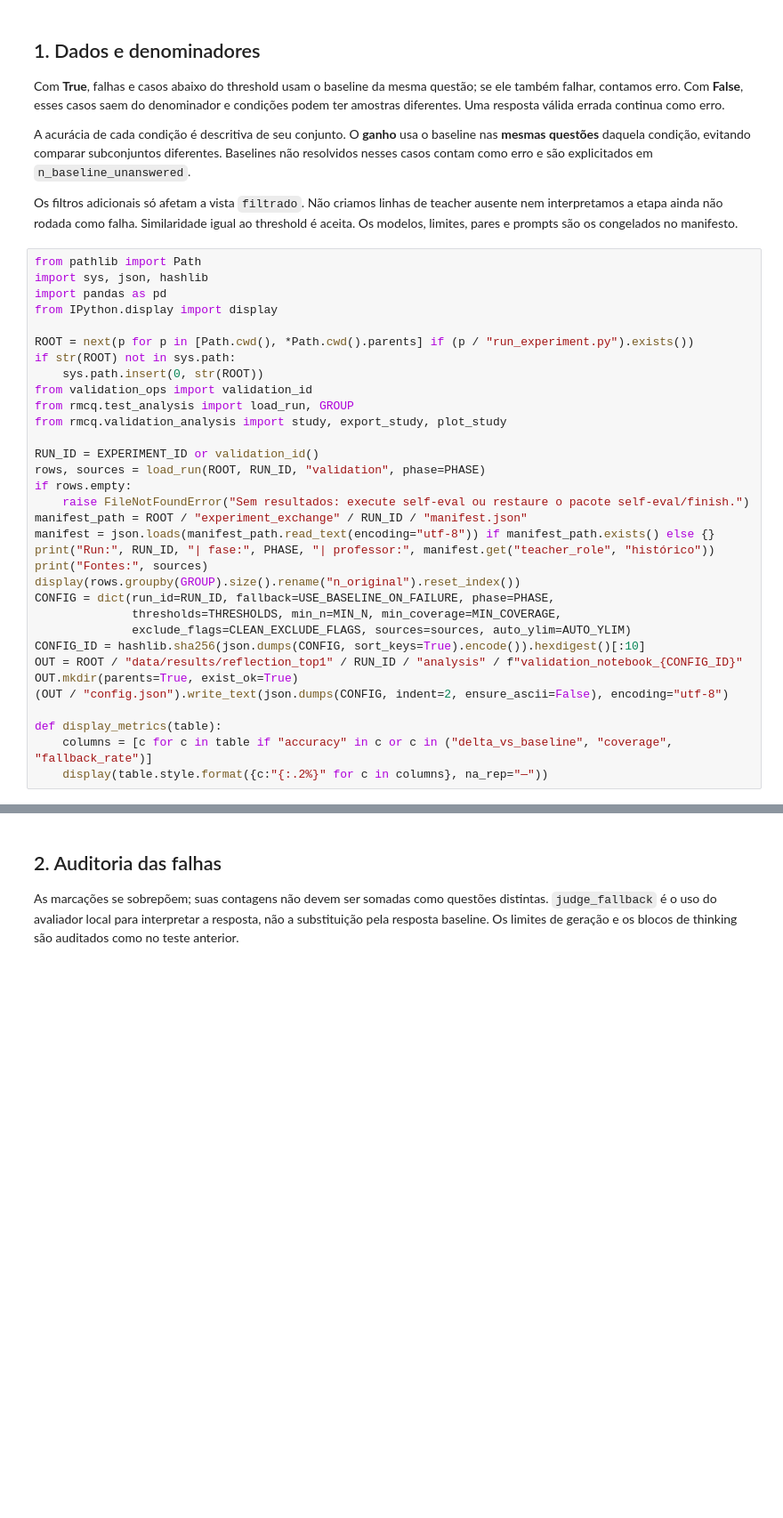
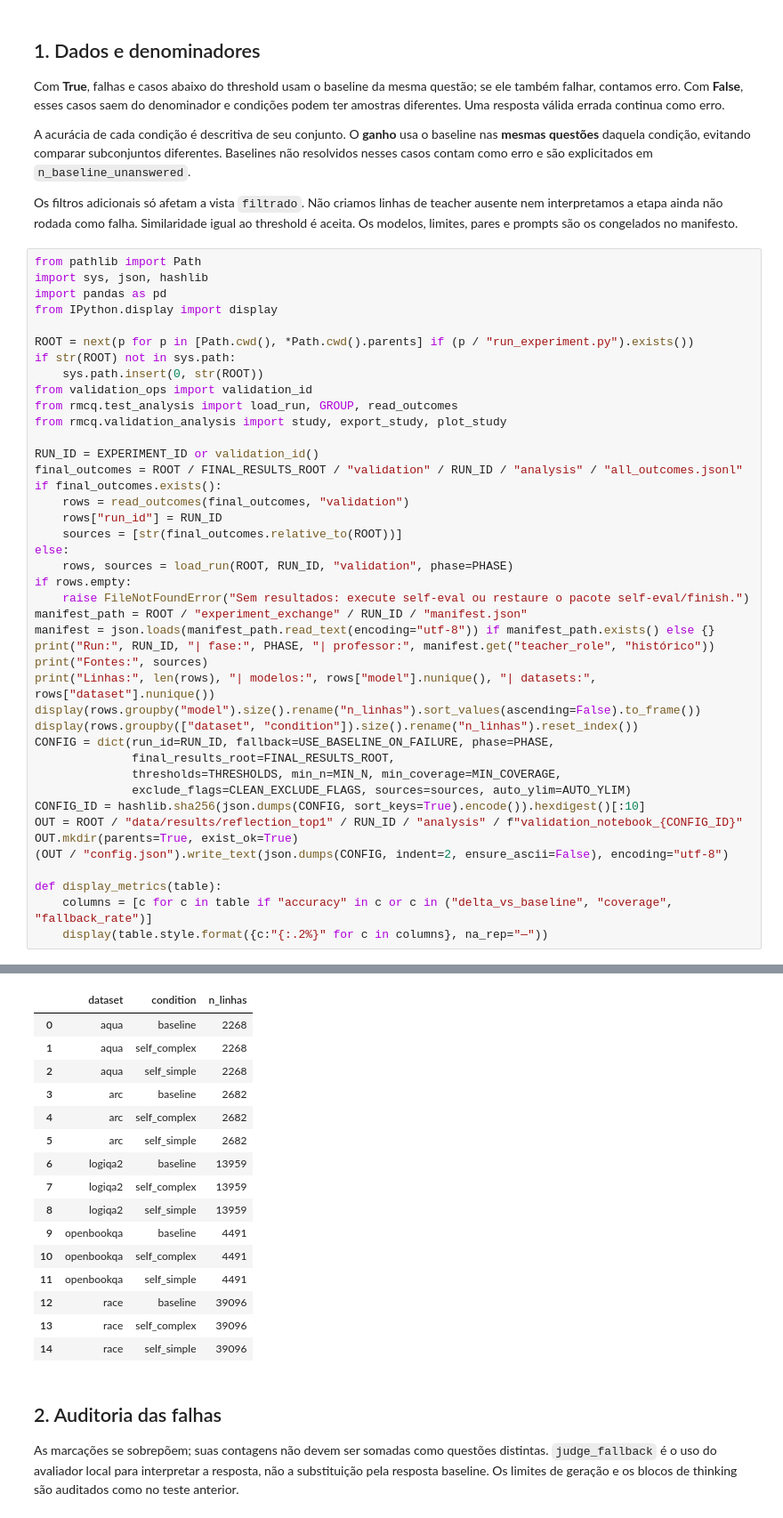
Before and after one commit to RodrigoFlexa/Reflection-MCQ, a Jupyter notebook: validation_accuracy_by_similarity.ipynb, the cells around one changed output, grey strips where cells are left out. Shown at 89% size. Drawn from its saved outputs; the diff is of its cells as text; blank space fills up the shorter version.

```diff
--- a/validation_accuracy_by_similarity.ipynb
+++ b/validation_accuracy_by_similarity.ipynb
@@ -42,19 +43,28 @@ ROOT = next(p for p in [Path.cwd(), *Path.cwd().parents] if (p / "run_experiment
 if str(ROOT) not in sys.path:
     sys.path.insert(0, str(ROOT))
 from validation_ops import validation_id
-from rmcq.test_analysis import load_run, GROUP
+from rmcq.test_analysis import load_run, GROUP, read_outcomes
 from rmcq.validation_analysis import study, export_study, plot_study
 
 RUN_ID = EXPERIMENT_ID or validation_id()
-rows, sources = load_run(ROOT, RUN_ID, "validation", phase=PHASE)
+final_outcomes = ROOT / FINAL_RESULTS_ROOT / "validation" / RUN_ID / "analysis" / "all_outcomes.jsonl"
+if final_outcomes.exists():
+    rows = read_outcomes(final_outcomes, "validation")
+    rows["run_id"] = RUN_ID
+    sources = [str(final_outcomes.relative_to(ROOT))]
+else:
+    rows, sources = load_run(ROOT, RUN_ID, "validation", phase=PHASE)
 if rows.empty:
     raise FileNotFoundError("Sem resultados: execute self-eval ou restaure o pacote self-eval/finish.")
 manifest_path = ROOT / "experiment_exchange" / RUN_ID / "manifest.json"
 manifest = json.loads(manifest_path.read_text(encoding="utf-8")) if manifest_path.exists() else {}
 print("Run:", RUN_ID, "| fase:", PHASE, "| professor:", manifest.get("teacher_role", "histórico"))
 print("Fontes:", sources)
-display(rows.groupby(GROUP).size().rename("n_original").reset_index())
+print("Linhas:", len(rows), "| modelos:", rows["model"].nunique(), "| datasets:", rows["dataset"].nunique())
+display(rows.groupby("model").size().rename("n_linhas").sort_values(ascending=False).to_frame())
+display(rows.groupby(["dataset", "condition"]).size().rename("n_linhas").reset_index())
 CONFIG = dict(run_id=RUN_ID, fallback=USE_BASELINE_ON_FAILURE, phase=PHASE,
+              final_results_root=FINAL_RESULTS_ROOT,
               thresholds=THRESHOLDS, min_n=MIN_N, min_coverage=MIN_COVERAGE,
               exclude_flags=CLEAN_EXCLUDE_FLAGS, sources=sources, auto_ylim=AUTO_YLIM)
 CONFIG_ID = hashlib.sha256(json.dumps(CONFIG, sort_keys=True).encode()).hexdigest()[:10]
@@ -65,3 +75,4 @@ OUT.mkdir(parents=True, exist_ok=True)
 def display_metrics(table):
     columns = [c for c in table if "accuracy" in c or c in ("delta_vs_baseline", "coverage", "fallback_rate")]
     display(table.style.format({c:"{:.2%}" for c in columns}, na_rep="—"))
+# %% [output]
@@ -68,3 +93,19 @@ def display_metrics(table):
+|  | dataset | condition | n_linhas |
+| 0 | aqua | baseline | 2268 |
+| 1 | aqua | self_complex | 2268 |
+| 2 | aqua | self_simple | 2268 |
+| 3 | arc | baseline | 2682 |
+| 4 | arc | self_complex | 2682 |
+| 5 | arc | self_simple | 2682 |
+| 6 | logiqa2 | baseline | 13959 |
+| 7 | logiqa2 | self_complex | 13959 |
+| 8 | logiqa2 | self_simple | 13959 |
+| 9 | openbookqa | baseline | 4491 |
+| 10 | openbookqa | self_complex | 4491 |
+| 11 | openbookqa | self_simple | 4491 |
+| 12 | race | baseline | 39096 |
+| 13 | race | self_complex | 39096 |
+| 14 | race | self_simple | 39096 |
 # %% [markdown]
 ## 2. Auditoria das falhas
 
```
Also changed, not shown: parts of 10 cells of this notebook, 3 other files.
